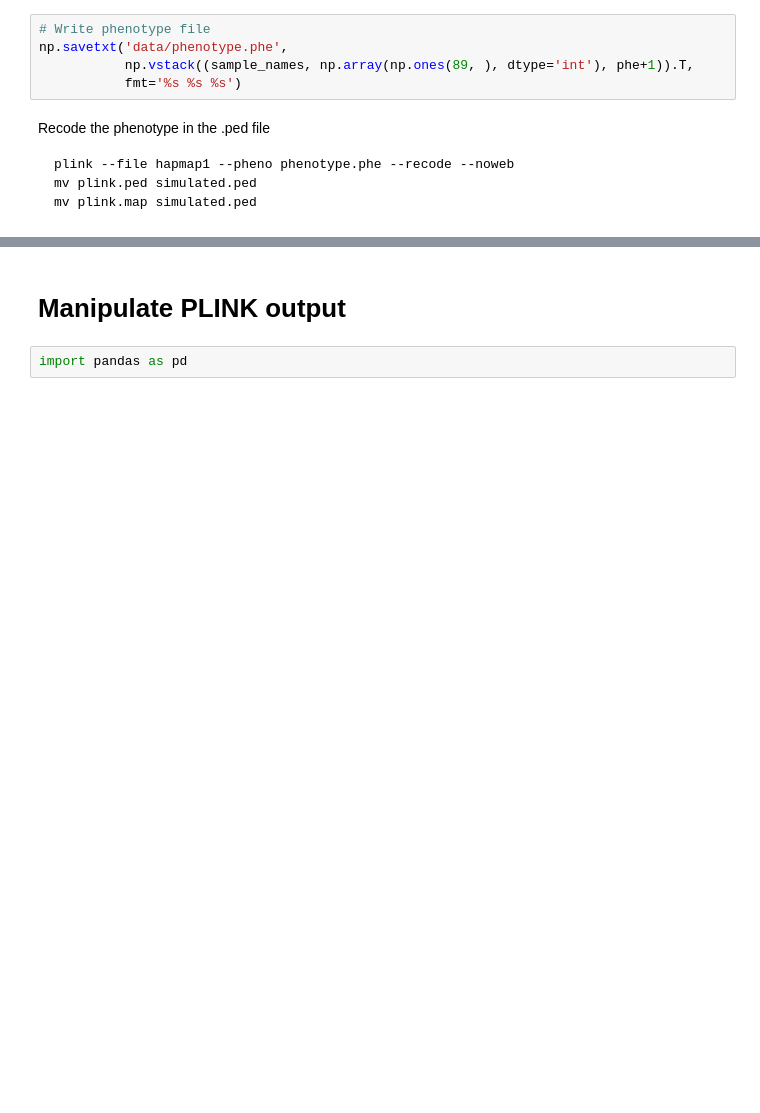
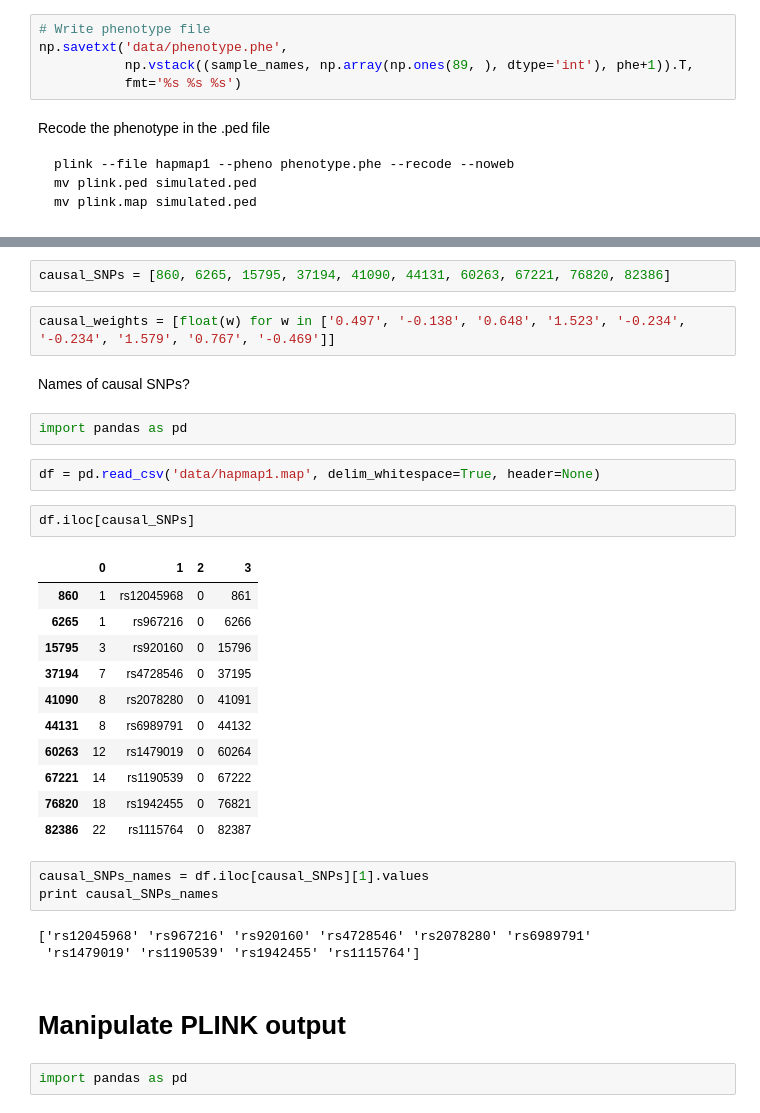
Before and after one commit to chagaz/practical-microbiomess-2017, a Jupyter notebook: Microbiome practical.ipynb, the cells around one changed output, grey strips where cells are left out. Saved outputs shown, nothing was run; the diff lists cells and outputs as text; blank space fills up the shorter version.

```diff
--- a/Microbiome practical.ipynb
+++ b/Microbiome practical.ipynb
@@ -99,3 +101,33 @@ mv plink.map simulated.ped
+# %%
+causal_SNPs = [860, 6265, 15795, 37194, 41090, 44131, 60263, 67221, 76820, 82386]
+# %%
+causal_weights = [float(w) for w in ['0.497', '-0.138', '0.648', '1.523', '-0.234', '-0.234', '1.579', '0.767', '-0.469']]
+# %% [markdown]
+Names of causal SNPs?
+# %%
+import pandas as pd
+# %%
+df = pd.read_csv('data/hapmap1.map', delim_whitespace=True, header=None)
+# %%
+df.iloc[causal_SNPs]
+# %% [output]
+|  | 0 | 1 | 2 | 3 |
+| 860 | 1 | rs12045968 | 0 | 861 |
+| 6265 | 1 | rs967216 | 0 | 6266 |
+| 15795 | 3 | rs920160 | 0 | 15796 |
+| 37194 | 7 | rs4728546 | 0 | 37195 |
+| 41090 | 8 | rs2078280 | 0 | 41091 |
+| 44131 | 8 | rs6989791 | 0 | 44132 |
+| 60263 | 12 | rs1479019 | 0 | 60264 |
+| 67221 | 14 | rs1190539 | 0 | 67222 |
+| 76820 | 18 | rs1942455 | 0 | 76821 |
+| 82386 | 22 | rs1115764 | 0 | 82387 |
+# %%
+causal_SNPs_names = df.iloc[causal_SNPs][1].values
+print causal_SNPs_names
+# %% [output]
+['rs12045968' 'rs967216' 'rs920160' 'rs4728546' 'rs2078280' 'rs6989791'
+ 'rs1479019' 'rs1190539' 'rs1942455' 'rs1115764']
 # %% [markdown]
 # Manipulate PLINK output
 # %%
```
Also changed, not shown: parts of 20 cells of this notebook, 1 other file.
